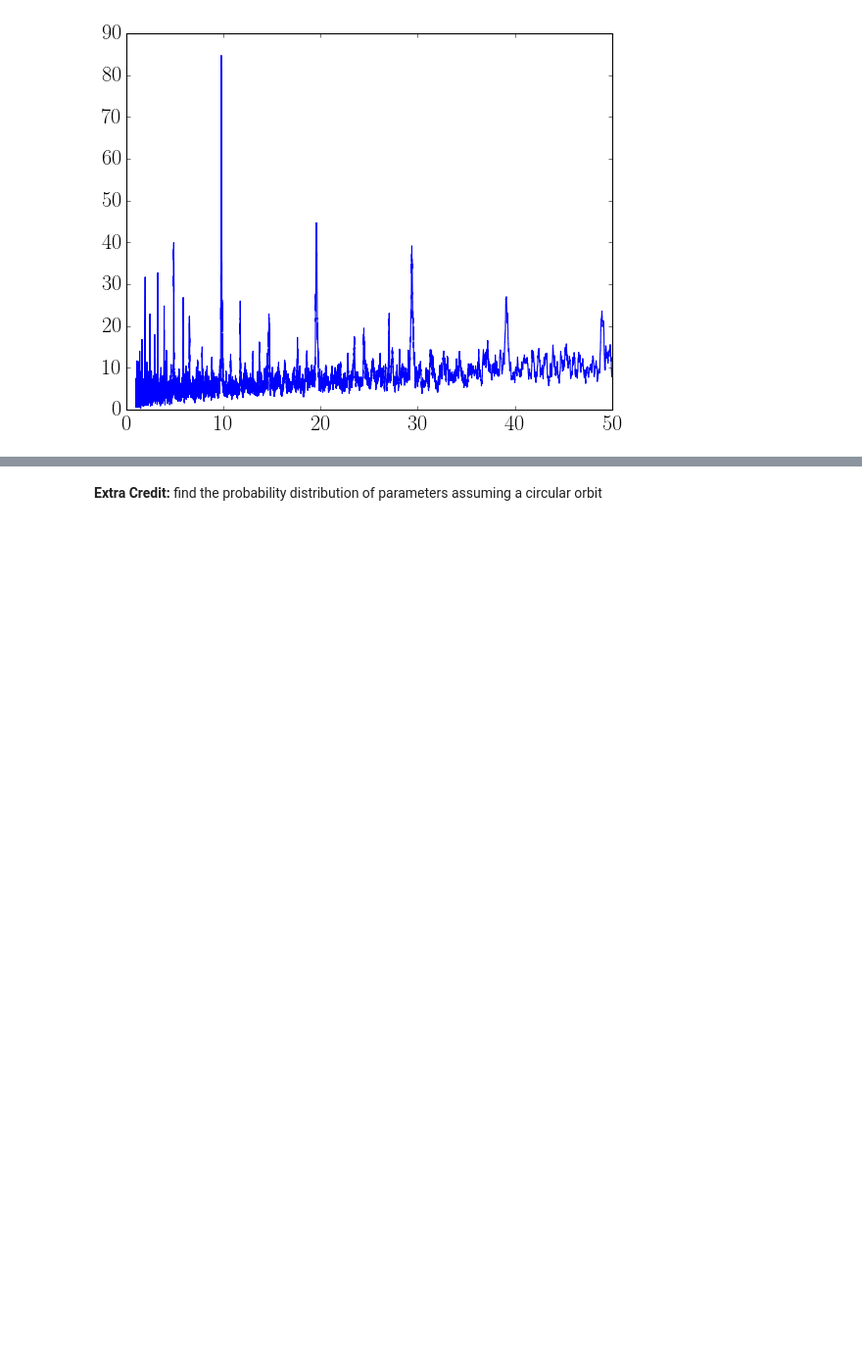
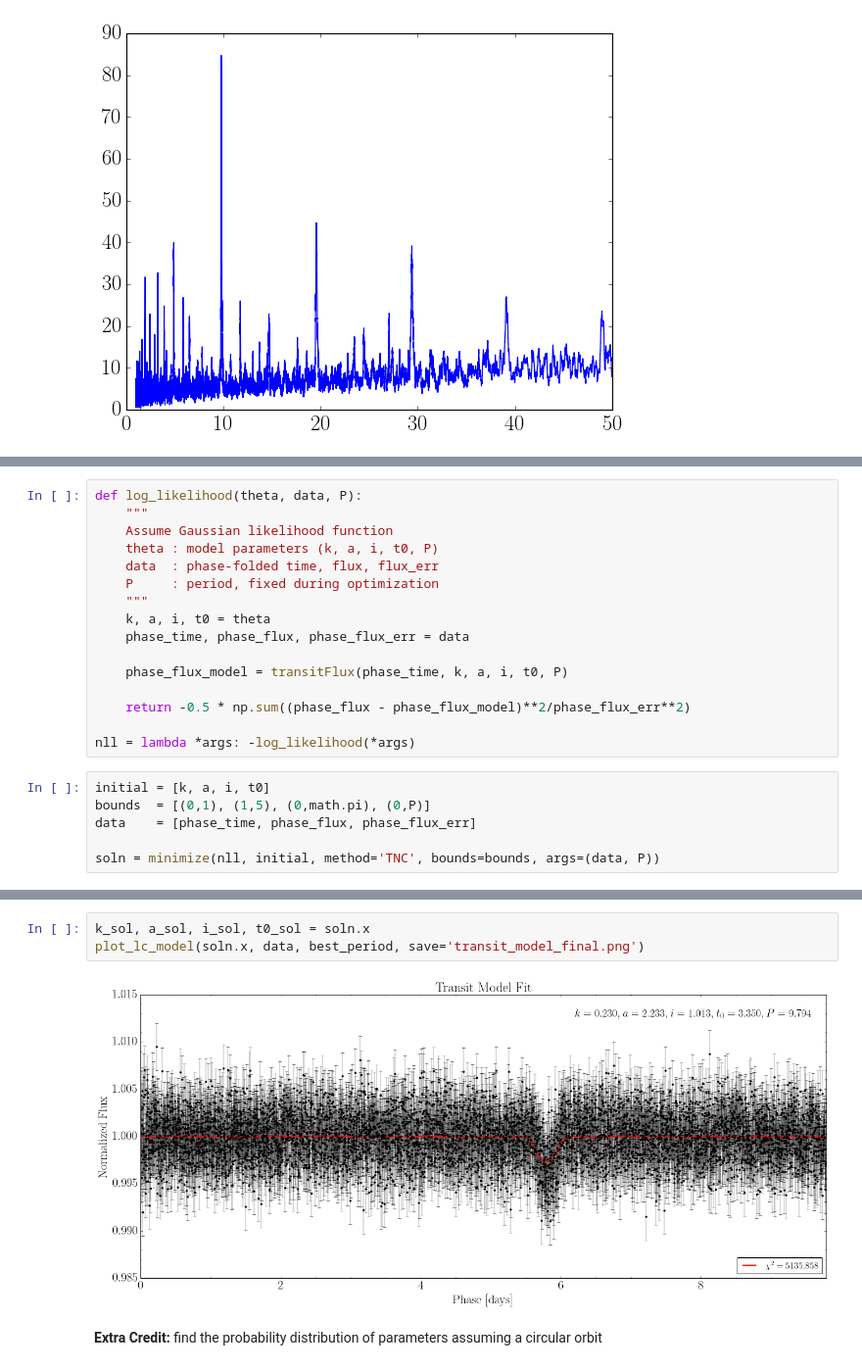
Before and after one commit to jbirky/exoplanet_models, a Jupyter notebook: transit_model.ipynb, the cells around one changed output, grey strips where cells are left out. Shown: that part at 98% size. Saved outputs shown, nothing was run; the diff lists cells and outputs as text; blank space fills up the shorter version.

Commit message:
add fit optimization code

```diff
--- a/transit_model.ipynb
+++ b/transit_model.ipynb
@@ -164,0 +173,22 @@ plt.show()
+# %%
+def log_likelihood(theta, data, P):
+    """
+    Assume Gaussian likelihood function
+    theta : model parameters (k, a, i, t0, P)
+    data  : phase-folded time, flux, flux_err
+    P     : period, fixed during optimization
+    """
+    k, a, i, t0 = theta
+    phase_time, phase_flux, phase_flux_err = data
+
+    phase_flux_model = transitFlux(phase_time, k, a, i, t0, P)
+
+    return -0.5 * np.sum((phase_flux - phase_flux_model)**2/phase_flux_err**2)
+
+nll = lambda *args: -log_likelihood(*args)
+# %%
+initial = [k, a, i, t0]
+bounds  = [(0,1), (1,5), (0,math.pi), (0,P)]
+data    = [phase_time, phase_flux, phase_flux_err]
+
+soln = minimize(nll, initial, method='TNC', bounds=bounds, args=(data, P))
@@ -165,3 +208,8 @@ plt.show()
+# %%
+k_sol, a_sol, i_sol, t0_sol = soln.x
+plot_lc_model(soln.x, data, best_period, save='transit_model_final.png')
+# %% [output]
+[figure, added]
 # %% [markdown]
 **Extra Credit:** find the probability distribution of parameters
 assuming a circular orbit
```
Also changed, not shown: parts of 14 cells of this notebook.
